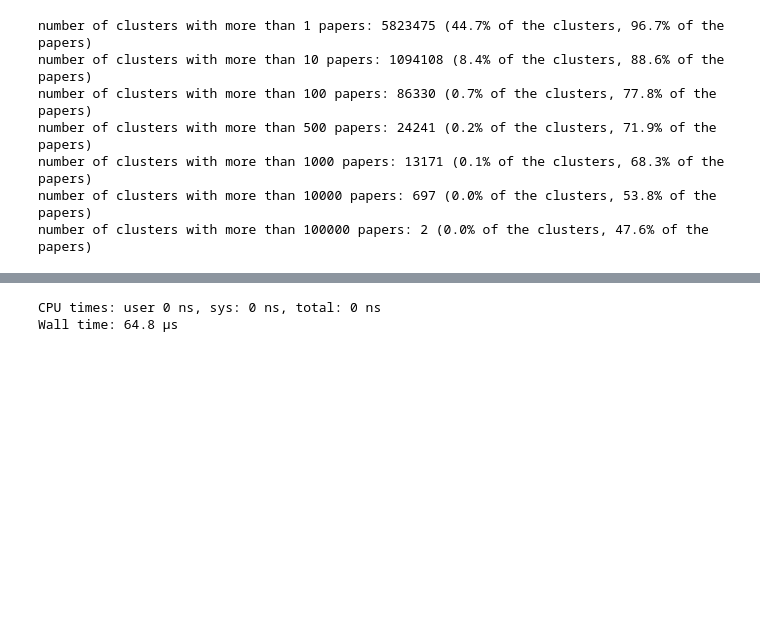
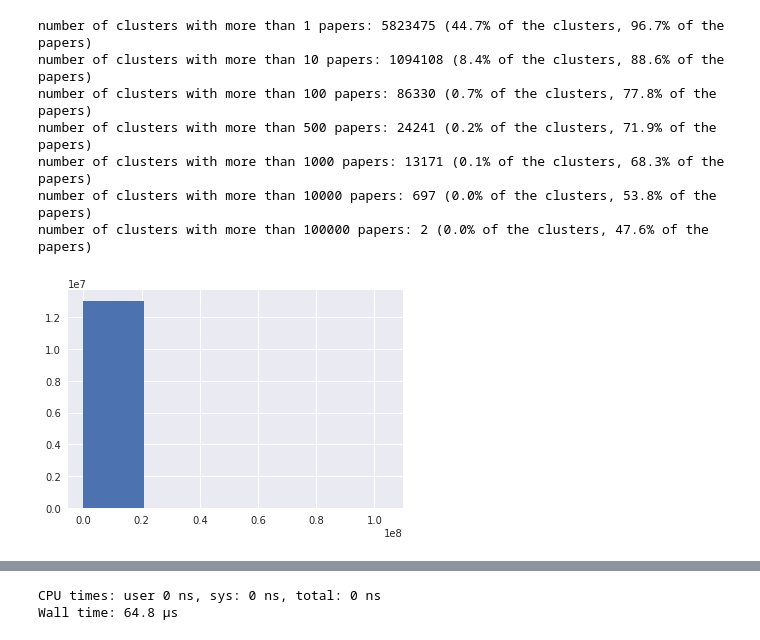
Before and after one commit to h1-the-swan/analyze_treefiles, a Jupyter notebook: explore_relaxmap_clustering.ipynb, the cells around one changed output, grey strips where cells are left out. Drawn from its saved outputs; the diff is of its cells as text; code cells hidden in the pictures; blank space fills up the shorter version.

```diff
--- a/explore_relaxmap_clustering.ipynb
+++ b/explore_relaxmap_clustering.ipynb
@@ -124,3 +124,12 @@ number of clusters with more than 500 papers: 24241 (0.2% of the clusters, 71.9%
 number of clusters with more than 1000 papers: 13171 (0.1% of the clusters, 68.3% of the papers)
 number of clusters with more than 10000 papers: 697 (0.0% of the clusters, 53.8% of the papers)
 number of clusters with more than 100000 papers: 2 (0.0% of the clusters, 47.6% of the papers)
+# %%
+df = df.rename(columns={0: 'cluster_size'})
+fig, ax = plt.subplots()
+
+ax.hist(df.cluster_size, bins=5)
+
+plt.show()
+# %% [output]
+[figure, added]
```
Also changed, not shown: parts of 1 cell of this notebook, 3 other files.
